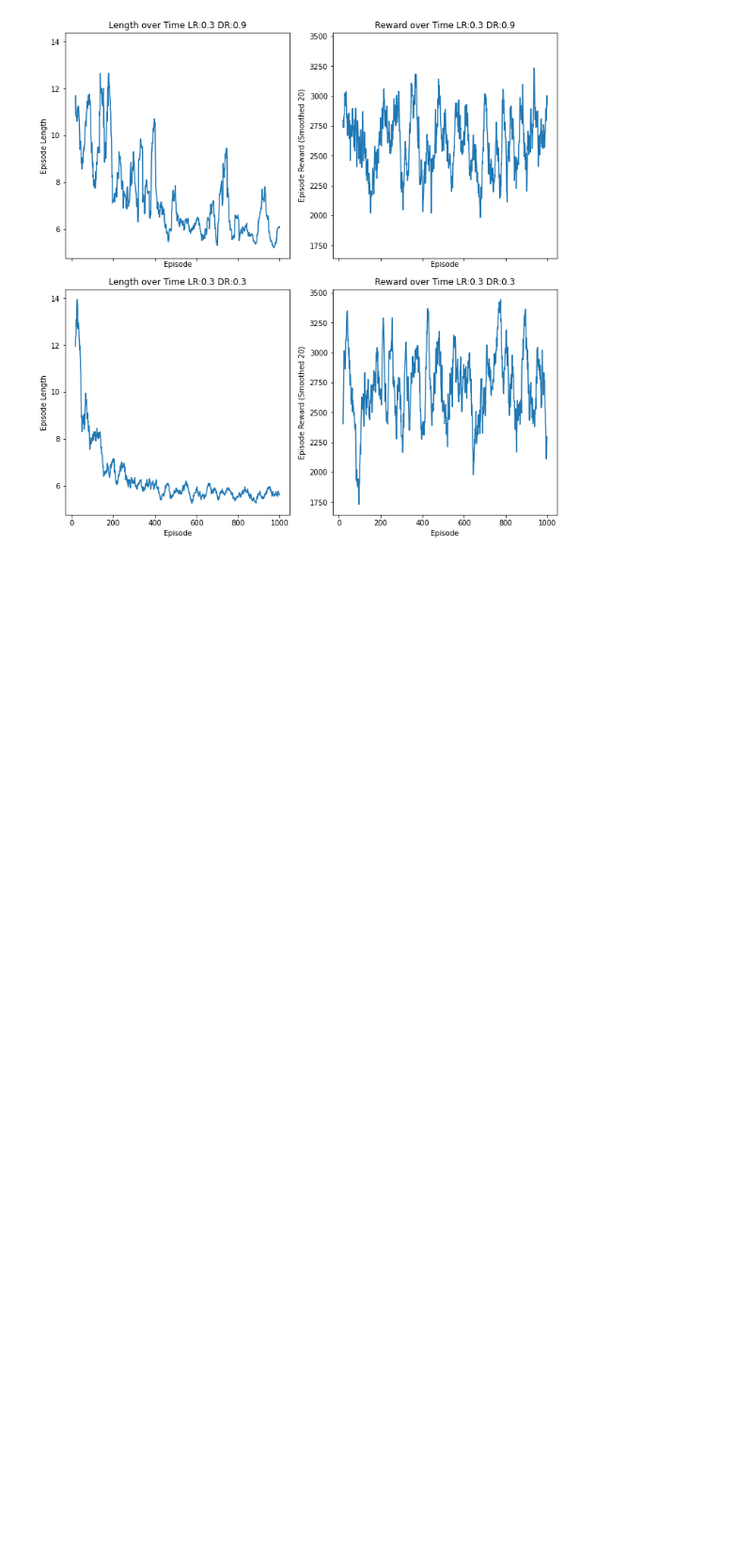
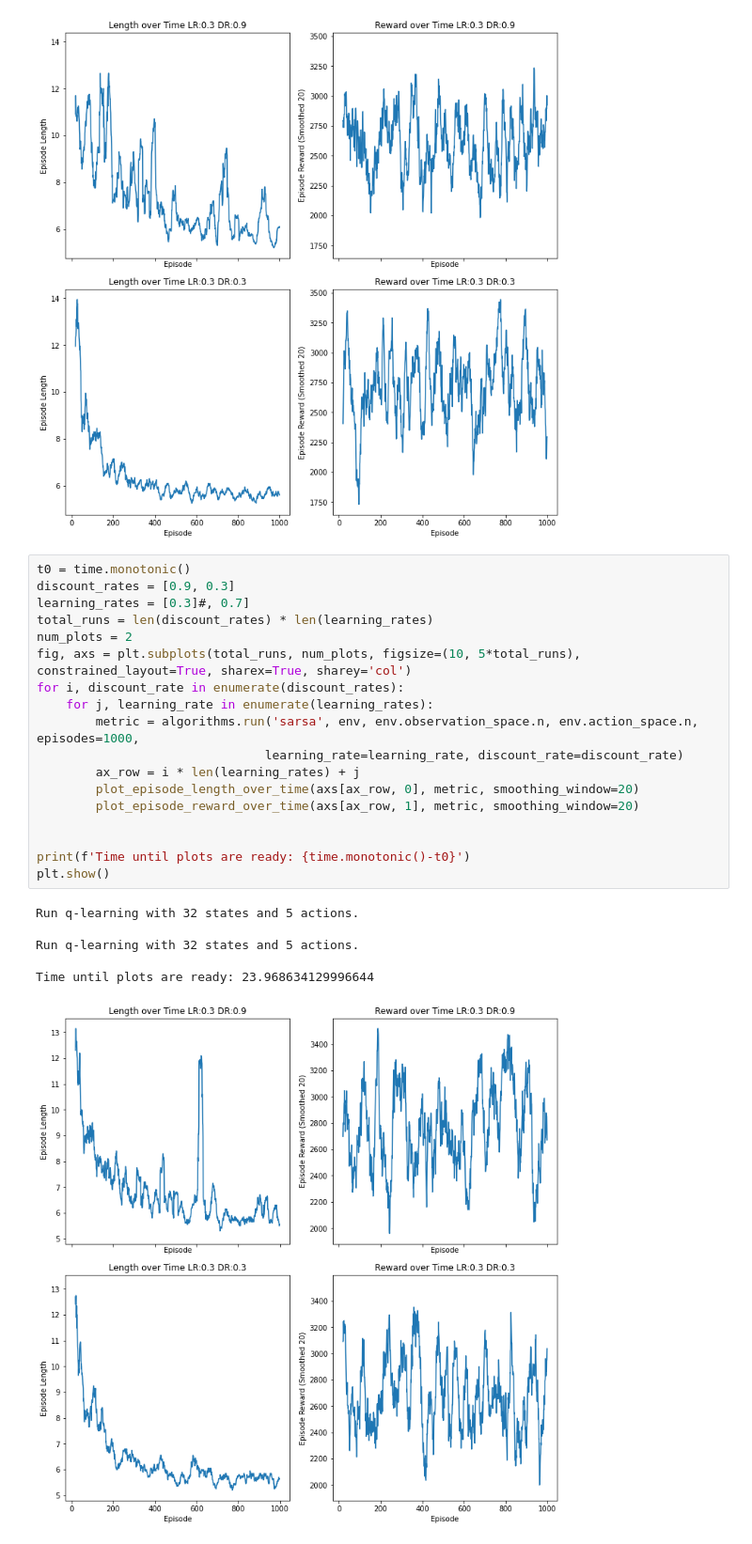
Before and after one commit to hpi-sam/rl-4-self-repair, a Jupyter notebook: qlearning_nb.ipynb, the cells around one changed output. Shown at 94% size. Saved outputs shown, nothing was run; the diff lists cells and outputs as text; blank space fills up the shorter version.

Commit message:
try out sarsa draft and fixed printout mistake

```diff
--- a/qlearning_nb.ipynb
+++ b/qlearning_nb.ipynb
@@ -48,3 +48,28 @@ Run q-learning with 32 states and 5 actions.
 
 Time until plots are ready: 24.52581450300204
 [figure]
+# %%
+t0 = time.monotonic()
+discount_rates = [0.9, 0.3]
+learning_rates = [0.3]#, 0.7]
+total_runs = len(discount_rates) * len(learning_rates)
+num_plots = 2
+fig, axs = plt.subplots(total_runs, num_plots, figsize=(10, 5*total_runs), constrained_layout=True, sharex=True, sharey='col')
+for i, discount_rate in enumerate(discount_rates):
+    for j, learning_rate in enumerate(learning_rates):
+        metric = algorithms.run('sarsa', env, env.observation_space.n, env.action_space.n, episodes=1000,
+                               learning_rate=learning_rate, discount_rate=discount_rate)
+        ax_row = i * len(learning_rates) + j
+        plot_episode_length_over_time(axs[ax_row, 0], metric, smoothing_window=20)
+        plot_episode_reward_over_time(axs[ax_row, 1], metric, smoothing_window=20)
+
+
+print(f'Time until plots are ready: {time.monotonic()-t0}')
+plt.show()
+# %% [output]
+Run q-learning with 32 states and 5 actions.
+
+Run q-learning with 32 states and 5 actions.
+
+Time until plots are ready: 23.968634129996644
+[figure, added]
```
Also changed, not shown: 1 other file.
